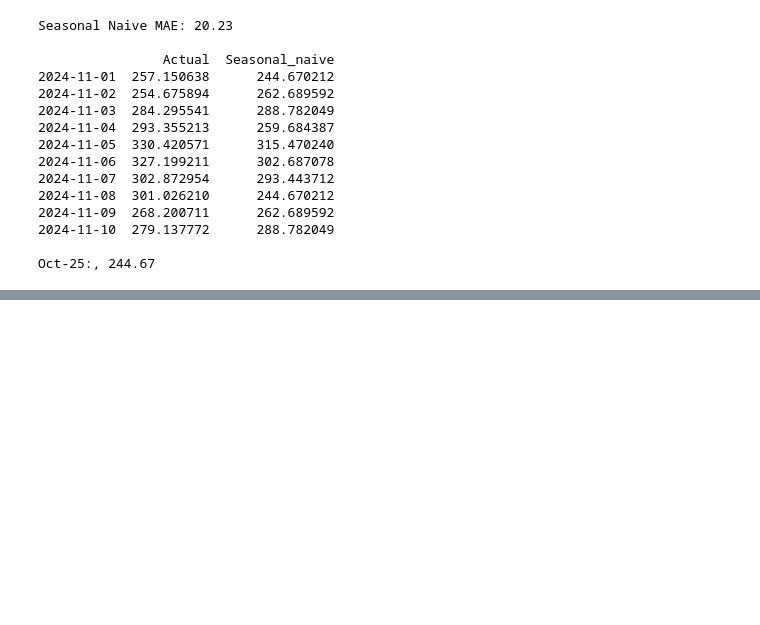
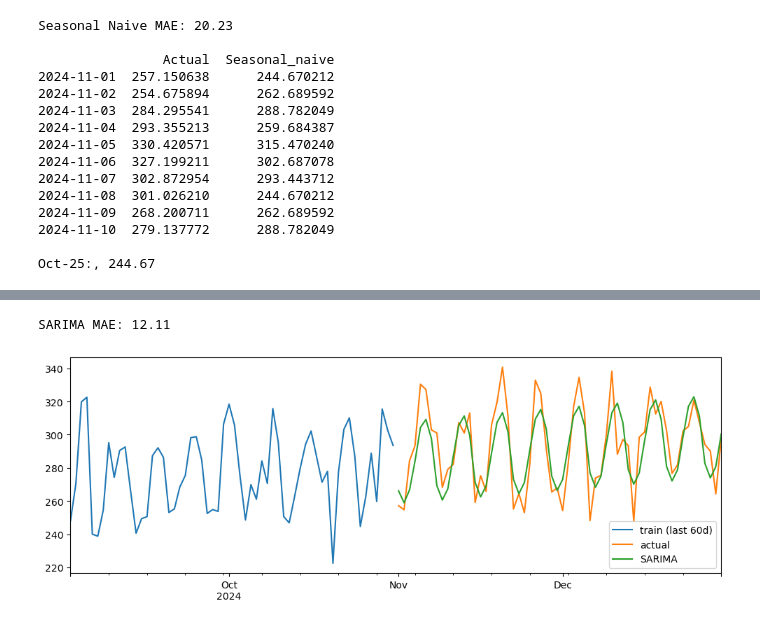
Before and after one commit to kmiringu/module-5-ai-labs, a Jupyter notebook: 02_time_series/02_modeling.ipynb, the cells around one changed output, grey strips where cells are left out. Drawn from its saved outputs; the diff is of its cells as text; code cells hidden in the pictures; blank space fills up the shorter version.

```diff
--- a/02_time_series/02_modeling.ipynb
+++ b/02_time_series/02_modeling.ipynb
@@ -87,0 +130,22 @@ Oct-25:, 244.67
+# %%
+# SARIMAX(BASICALLY ARIMA(p, d, q, s))
+
+from statsmodels.tsa.statespace.sarimax import SARIMAX
+
+model_s = SARIMAX(train, order=(1,1,1), seasonal_order=(1,1,1,7))
+fit_s = model_s.fit(disp=False)
+forecast_s = fit_s.forecast(steps=60)
+mae_s = mean_absolute_error(test, forecast_s)
+
+print(f"SARIMA MAE: {mae_s:.2f}")
+
+#Visual Display
+plt.figure(figsize=(12, 4))
+train[-60:].plot(label="train (last 60d)")
+test.plot(label="actual")
+forecast_s.plot(label="SARIMA")
+plt.legend()
+plt.show()
+# %% [output]
+SARIMA MAE: 12.11
+[figure, added]
```
Also changed, not shown: parts of 3 cells of this notebook.
